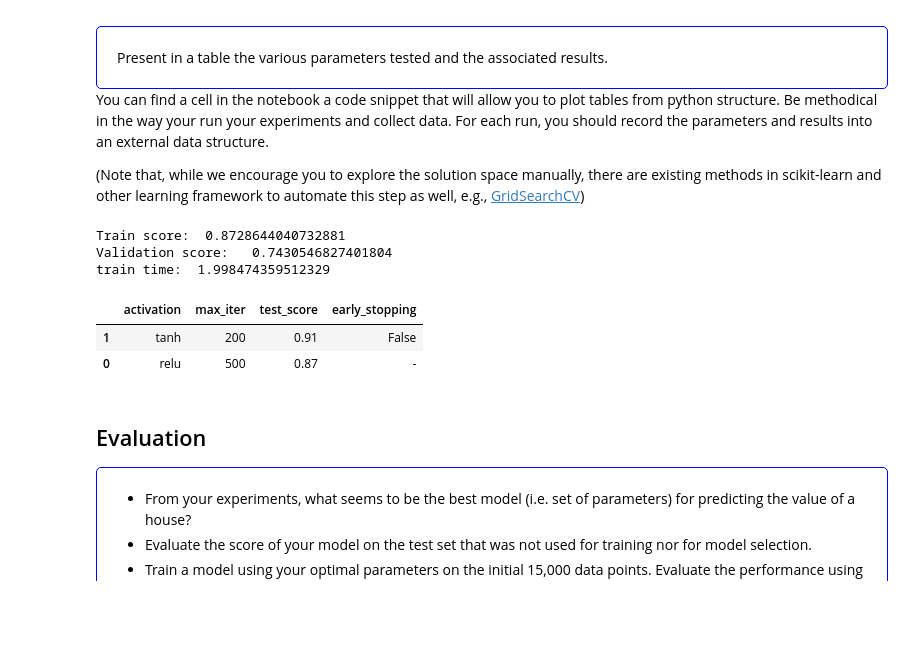
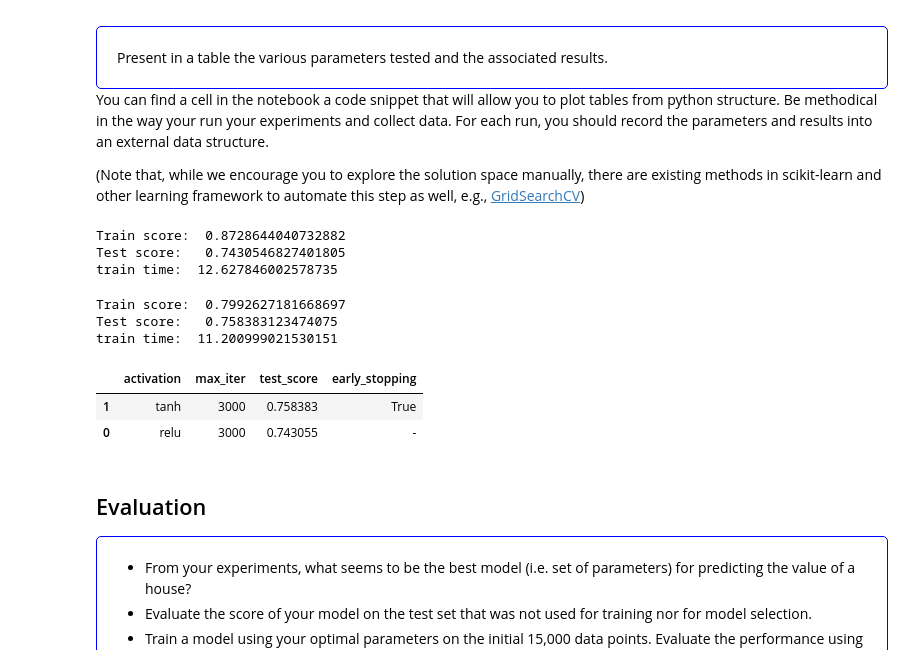
Before and after one commit to yzhan2911/supervise-marchine-learning, a Jupyter notebook: superviser-machine-learning/mlp.ipynb, the cells around one changed output. Cells and saved outputs as stored; diff of their text form; code cells hidden in the pictures; blank space fills up the shorter version.

```diff
--- a/superviser-machine-learning/mlp.ipynb
+++ b/superviser-machine-learning/mlp.ipynb
@@ -319,31 +338,54 @@ start_time=time.time()
 mlp.fit(X_train, y_train)
 end_time=time.time()
 train_score=mlp.score(X_train, y_train)
-test_score= mlp.score(X_val, y_val)
+test_score_relu= mlp.score(X_val, y_val)
 duree=end_time-start_time
 print('Train score: ',train_score )
-print('Test score:  ',test_score)
+print('Test score:  ',test_score_relu)
 print('train time: ',duree)
 # %% [output]
-Train score:  0.8728644040732881
-Validation score:   0.7430546827401804
-train time:  1.998474359512329
+Train score:  0.8728644040732882
+Test score:   0.7430546827401805
+train time:  12.627846002578735
+# %%
+import time
+mlp = MLPRegressor(hidden_layer_sizes=(100,200,300,200,100), # 4 couches avec 100,80,60,40 neurones
+                   activation='tanh',
+                   early_stopping=True,
+                   solver='adam',
+                   max_iter=3000,
+                   alpha=0.0003,
+                   learning_rate_init=0.001,
+                   random_state=1)
+start_time=time.time()
+mlp.fit(X_train, y_train)
+end_time=time.time()
+train_score=mlp.score(X_train, y_train)
+test_score_tanh= mlp.score(X_val, y_val)
+duree=end_time-start_time
+print('Train score: ',train_score )
+print('Test score:  ',test_score_tanh)
+print('train time: ',duree)
+# %% [output]
+Train score:  0.7992627181668697
+Test score:   0.758383123474075
+train time:  11.200999021530151
 # %%
 # Code snippet to display a nice table in jupyter notebooks  (remove from report)
 import pandas as pd
 import numpy as np
 data = []
-data.append({'activation': 'relu', 'max_iter': '500', 'test_score': 0.87})
-data.append({'activation': 'tanh', 'max_iter': '200', 'early_stopping': False, 'test_score': 0.91})
-######???????
+data.append({'activation': 'relu', 'max_iter': '3000', 'test_score': test_score_relu})
+data.append({'activation': 'tanh', 'max_iter': '3000', 'early_stopping': True, 'test_score': test_score_tanh})
+
 table = pd.DataFrame.from_dict(data)
 table = table.replace(np.nan, '-')
 table = table.sort_values(by='test_score', ascending=False)
 table
 # %% [output]
 |  | activation | max_iter | test_score | early_stopping |
-| 1 | tanh | 200 | 0.91 | False |
-| 0 | relu | 500 | 0.87 | - |
+| 1 | tanh | 3000 | 0.758383 | True |
+| 0 | relu | 3000 | 0.743055 | - |
 # %% [markdown]
 ## Evaluation
 <!-- Question Start -->
```
Also changed, not shown: parts of 14 cells of this notebook, 1 other file.
